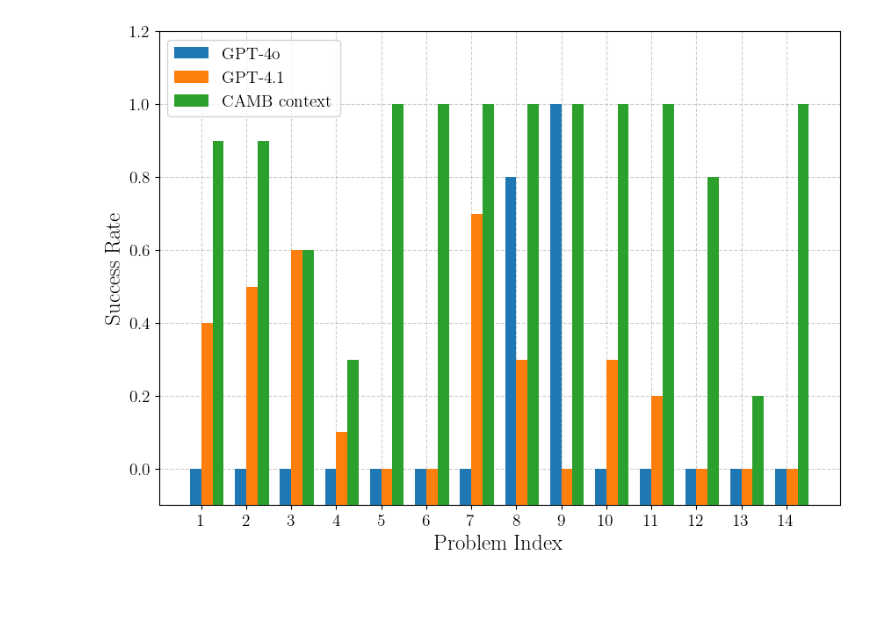
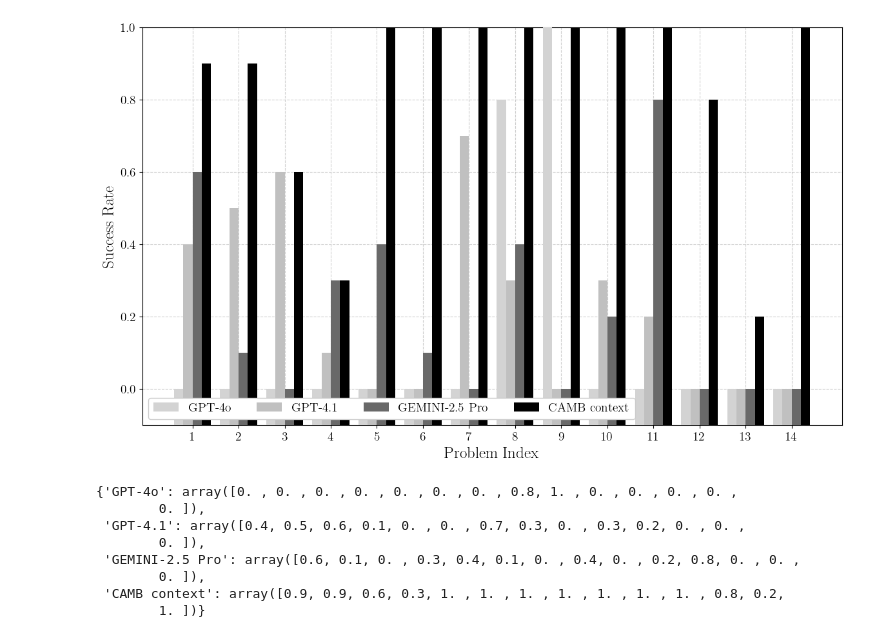
Before and after one commit to CMBAgents/Benchmarks, a Jupyter notebook: examples/eval_comparison.ipynb, the cells around one changed output. Drawn from its saved outputs; the diff is of its cells as text; code cells hidden in the pictures; blank space fills up the shorter version.

Commit message:
data dir
Signed-off-by: Anto Idicherian Lonappan <antolonappan@icloud.com>

```diff
--- a/examples/eval_comparison.ipynb
+++ b/examples/eval_comparison.ipynb
@@ -29,6 +30,7 @@ workdir = "/Users/antoidicherianlonappan/Workspace/cmbagent_output/evals"
 # %%
 Ee4o = Evaluator(workdir,agent='engineer', model='gpt-4o', trials=10)
 Ee41 = Evaluator(workdir,agent='engineer', model='gpt-4.1', trials=10)
+Eeg = Evaluator(workdir,agent='engineer', model='gemini-2.5-pro-preview-03-25', trials=10)
 Ecc = Evaluator(workdir,agent='camb_context', model='', trials=10)
 # %%
 Ee4o(df)
@@ -37,7 +42,7 @@ Ecc(df)
 # %%
 #results = E.run_all()
 # %%
-scores = [Ee4o.success_all(), Ee41.success_all(), Ecc.success_all()]
-plot_success_bars(scores, ['GPT-4o', 'GPT-4.1', 'CAMB context'],width=0.25,save='camb_success.pdf')
+scores = [Ee4o.success_all(), Ee41.success_all(), Eeg.success_all(), Ecc.success_all()]
+plot_success_bars(scores, ['GPT-4o', 'GPT-4.1', 'GEMINI-2.5 Pro', 'CAMB context'], ['lightgrey','silver','dimgrey','k'],width=0.2,figsize=(14,8),save='camb_success.pdf')
 # %% [output]
-[figure, old version]
+[figure, new version]
@@ -43,0 +56,11 @@ plot_success_bars(scores, ['GPT-4o', 'GPT-4.1', 'CAMB context'],width=0.25,save=
+# %%
+data
+# %% [output]
+{'GPT-4o': array([0. , 0. , 0. , 0. , 0. , 0. , 0. , 0.8, 1. , 0. , 0. , 0. , 0. ,
+        0. ]),
+ 'GPT-4.1': array([0.4, 0.5, 0.6, 0.1, 0. , 0. , 0.7, 0.3, 0. , 0.3, 0.2, 0. , 0. ,
+        0. ]),
+ 'GEMINI-2.5 Pro': array([0.6, 0.1, 0. , 0.3, 0.4, 0.1, 0. , 0.4, 0. , 0.2, 0.8, 0. , 0. ,
+        0. ]),
+ 'CAMB context': array([0.9, 0.9, 0.6, 0.3, 1. , 1. , 1. , 1. , 1. , 1. , 1. , 0.8, 0.2,
+        1. ])}
```
Also changed, not shown: parts of 7 cells of this notebook, 6 other files.
